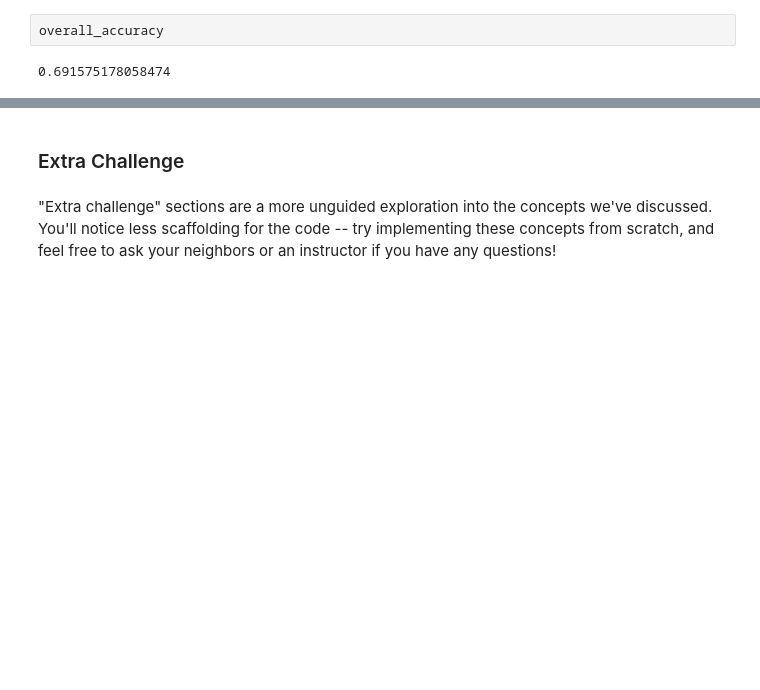
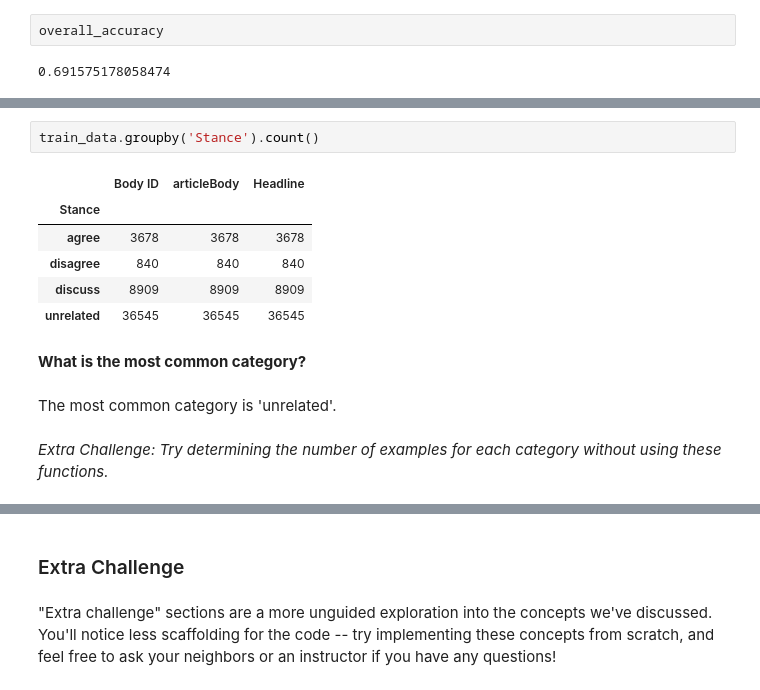
Before and after one commit to cchen23/AI4ALL_NLP, a Jupyter notebook: Workshops/Complete_Workbooks/Day5_Rule_Based_Models_II.ipynb, the cells around one changed output, grey strips where cells are left out. Saved outputs shown, nothing was run; the diff lists cells and outputs as text; blank space fills up the shorter version.

```diff
--- a/Workshops/Complete_Workbooks/Day5_Rule_Based_Models_II.ipynb
+++ b/Workshops/Complete_Workbooks/Day5_Rule_Based_Models_II.ipynb
@@ -137,0 +229,15 @@ overall_accuracy
+# %%
+train_data.groupby('Stance').count()
+# %% [output]
+|  | Body ID | articleBody | Headline |
+| Stance |  |  |  |
+| agree | 3678 | 3678 | 3678 |
+| disagree | 840 | 840 | 840 |
+| discuss | 8909 | 8909 | 8909 |
+| unrelated | 36545 | 36545 | 36545 |
+# %% [markdown]
+**What is the most common category?**
+# %% [markdown]
+The most common category is 'unrelated'.
+# %% [markdown]
+*Extra Challenge: Try determining the number of examples for each category without using these functions.*
```
Also changed, not shown: parts of 39 cells of this notebook, 11 other files.
